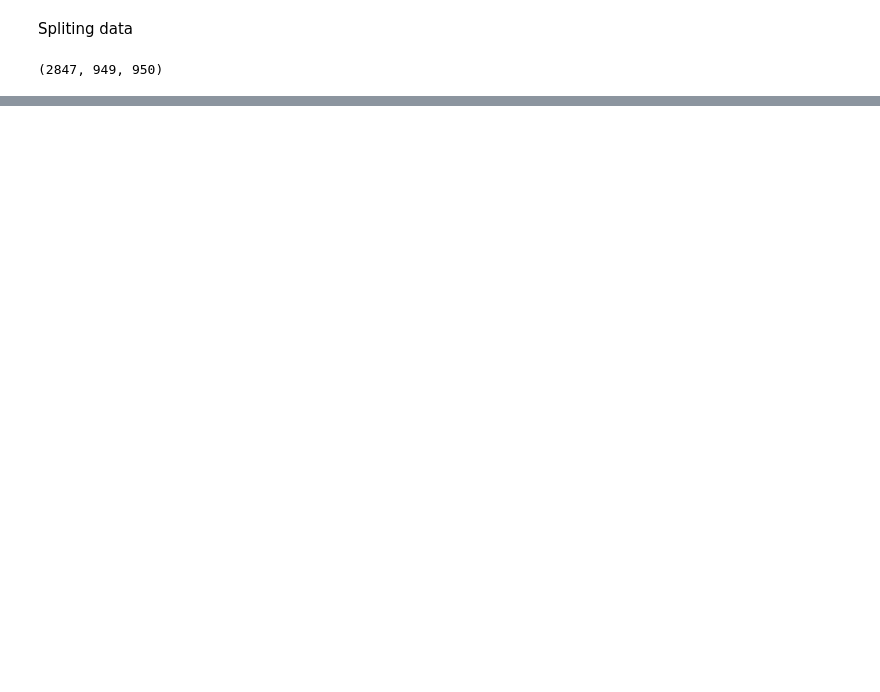
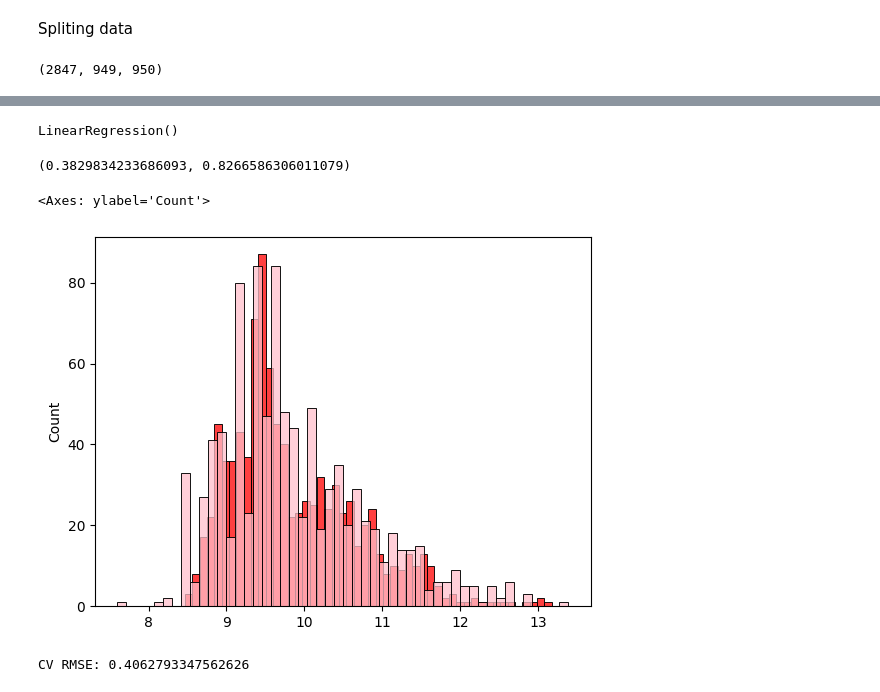
Before and after one commit to mitologistka/Machine_Learning_Zoomcamp_Homework, a Jupyter notebook: house-rent-midterm-project/Project.ipynb, the cells around one changed output, grey strips where cells are left out. Cells and saved outputs as stored; diff of their text form; code cells hidden in the pictures; blank space fills up the shorter version.

```diff
--- a/house-rent-midterm-project/Project.ipynb
+++ b/house-rent-midterm-project/Project.ipynb
@@ -167,10 +162,7 @@ numerical = [
 
 # Categorical columns (contain text or descriptive values)
 categorical = [
-    'posted_on',         # Date when the property was listed
-    'floor',             # Example: "Ground out of 2", "3 out of 5"
     'area_type',         # Super Area / Carpet Area / Build Area
-    'area_locality',     # Locality of the property
     'city',              # City where the property is located
     'furnishing_status', # Furnished / Semi-Furnished / Unfurnished
     'tenant_preferred',  # Type of tenant preferred
@@ -206,0 +196,21 @@ TypeError: Unsupported value Type <class 'pandas._libs.tslibs.timestamps.Timesta
+# %%
+model_lr = LinearRegression()
+# %%
+model_lr.fit(X_train, y_train)
+# %% [output]
+LinearRegression()
+# %%
+y_pred = model_lr.predict(X_val)
+# %%
+rmse = root_mean_squared_error(y_val, y_pred)
+r2 = r2_score(y_val, y_pred)
+
+rmse, r2
+# %% [output]
+(0.3829834233686093, 0.8266586306011079)
+# %%
+sns.histplot(y_pred, color='red', bins=50)
+sns.histplot(y_val, color='pink', bins=50)
+# %% [output]
+<Axes: ylabel='Count'>
+[figure, added]
@@ -206,0 +236,24 @@ TypeError: Unsupported value Type <class 'pandas._libs.tslibs.timestamps.Timesta
+# %%
+for train_idx, val_idx in kfold.split(df_full_train):
+    df_tr = df_full_train.iloc[train_idx]
+    df_v = df_full_train.iloc[val_idx]
+
+    y_tr = np.log1p(df_tr.rent.values)
+    y_v = np.log1p(df_v.rent.values)
+
+    train_dict = df_tr[categorical + numerical].to_dict(orient='records')
+    val_dict   = df_v[categorical + numerical].to_dict(orient='records')
+
+    X_tr = dv.fit_transform(train_dict)
+    X_v  = dv.transform(val_dict)
+
+    model = Ridge(alpha=1.0)
+    model.fit(X_tr, y_tr)
+    pred = model.predict(X_v)
+
+    rmse = np.sqrt(mean_squared_error(y_v, pred))
+    scores.append(rmse)
+
+print("CV RMSE:", np.mean(scores))
+# %% [output]
+CV RMSE: 0.4062793347562626
```
Also changed, not shown: parts of 39 cells of this notebook.
